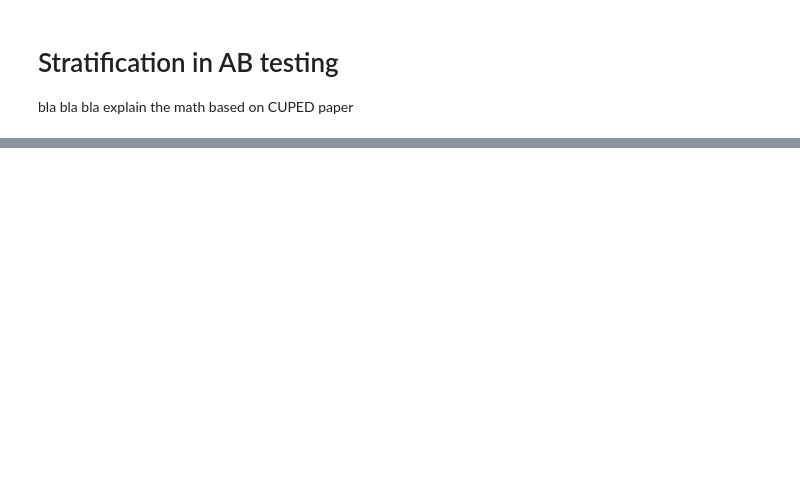
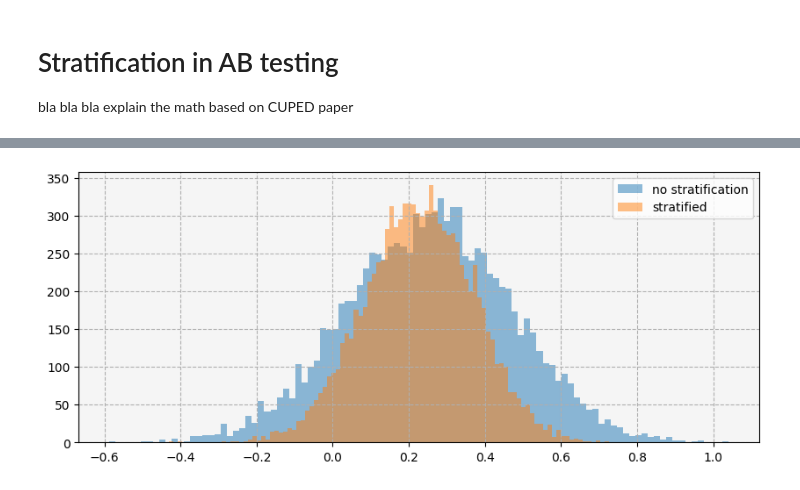
Before and after one commit to wol-e/ab_testing, a Jupyter notebook: notebooks/stratified_ab_test.ipynb, the cells around one changed output, grey strips where cells are left out. Cells and saved outputs as stored; diff of their text form; code cells hidden in the pictures; blank space fills up the shorter version.

```diff
--- a/notebooks/stratified_ab_test.ipynb
+++ b/notebooks/stratified_ab_test.ipynb
@@ -68,0 +103,4 @@ def sample_sample_means_diff(df_base, df_variant, strsatified=False):
+# %%
+hist_bootstrap_diff_in_means(df_base, df_variant, 10000, 100, {0: .55, 1: .45})
+# %% [output]
+[figure, added]
```
Also changed, not shown: parts of 9 cells of this notebook, 3 other files.
